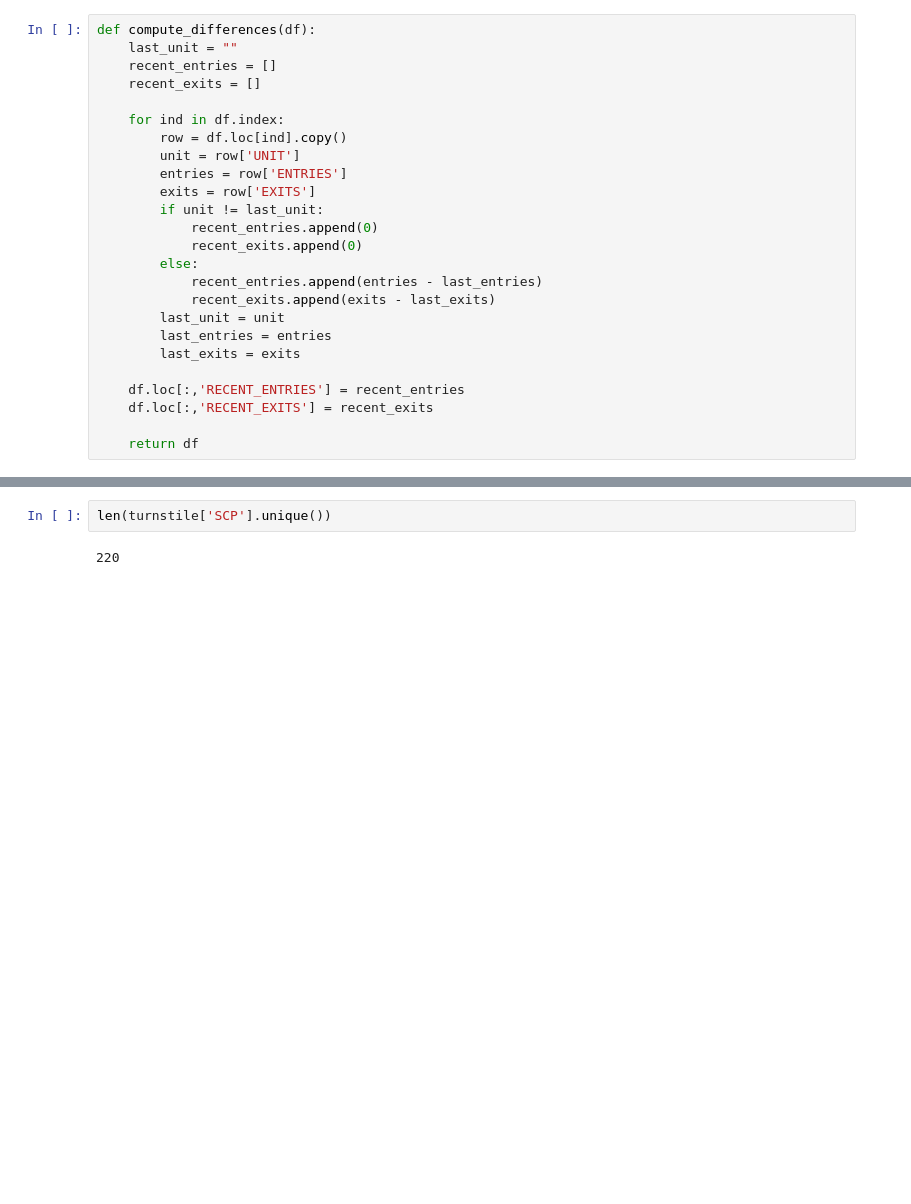
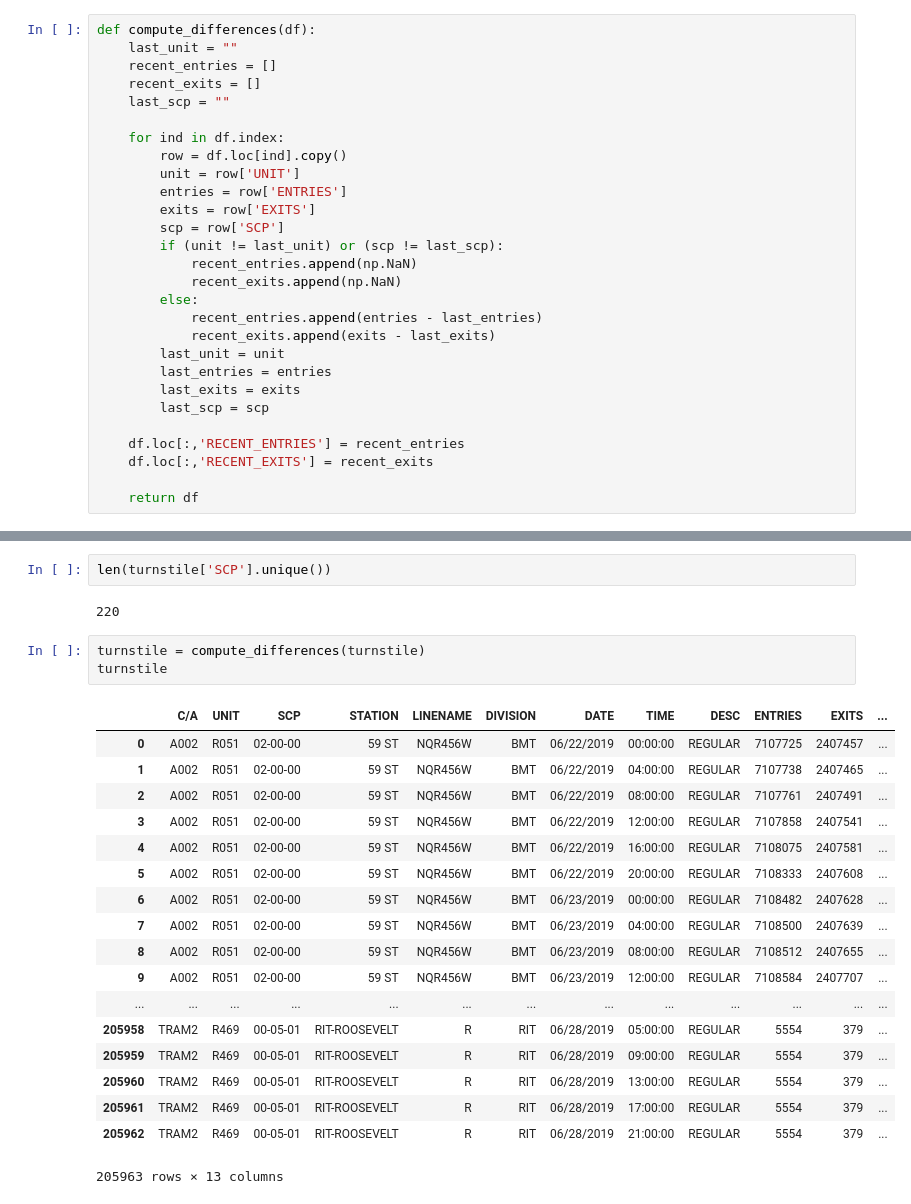
Before and after one commit to alexmuhr/metis_project_1, a Jupyter notebook: turnstile_data.ipynb, the cells around one changed output, grey strips where cells are left out. Cells and saved outputs as stored; diff of their text form; blank space fills up the shorter version.

Commit message:
updated compute_differences function

```diff
--- a/turnstile_data.ipynb
+++ b/turnstile_data.ipynb
@@ -61,21 +61,24 @@ def compute_differences(df):
     last_unit = ""
     recent_entries = []
     recent_exits = []
+    last_scp = ""
 
     for ind in df.index:
         row = df.loc[ind].copy()
         unit = row['UNIT']
         entries = row['ENTRIES']
         exits = row['EXITS']
-        if unit != last_unit:
-            recent_entries.append(0)
-            recent_exits.append(0)
+        scp = row['SCP']
+        if (unit != last_unit) or (scp != last_scp):
+            recent_entries.append(np.NaN)
+            recent_exits.append(np.NaN)
         else:
             recent_entries.append(entries - last_entries)
             recent_exits.append(exits - last_exits)
         last_unit = unit
         last_entries = entries
         last_exits = exits
+        last_scp = scp
 
     df.loc[:,'RECENT_ENTRIES'] = recent_entries
     df.loc[:,'RECENT_EXITS'] = recent_exits
@@ -110,3 +113,25 @@ compute_differences(first100)
 len(turnstile['SCP'].unique())
 # %% [output]
 220
+# %%
+turnstile = compute_differences(turnstile)
+turnstile
+# %% [output]
+|  | C/A | UNIT | SCP | STATION | LINENAME | DIVISION | DATE | TIME | DESC | ENTRIES | EXITS | ... |
+| 0 | A002 | R051 | 02-00-00 | 59 ST | NQR456W | BMT | 06/22/2019 | 00:00:00 | REGULAR | 7107725 | 2407457 | ... |
+| 1 | A002 | R051 | 02-00-00 | 59 ST | NQR456W | BMT | 06/22/2019 | 04:00:00 | REGULAR | 7107738 | 2407465 | ... |
+| 2 | A002 | R051 | 02-00-00 | 59 ST | NQR456W | BMT | 06/22/2019 | 08:00:00 | REGULAR | 7107761 | 2407491 | ... |
+| 3 | A002 | R051 | 02-00-00 | 59 ST | NQR456W | BMT | 06/22/2019 | 12:00:00 | REGULAR | 7107858 | 2407541 | ... |
+| 4 | A002 | R051 | 02-00-00 | 59 ST | NQR456W | BMT | 06/22/2019 | 16:00:00 | REGULAR | 7108075 | 2407581 | ... |
+| 5 | A002 | R051 | 02-00-00 | 59 ST | NQR456W | BMT | 06/22/2019 | 20:00:00 | REGULAR | 7108333 | 2407608 | ... |
+| 6 | A002 | R051 | 02-00-00 | 59 ST | NQR456W | BMT | 06/23/2019 | 00:00:00 | REGULAR | 7108482 | 2407628 | ... |
+| 7 | A002 | R051 | 02-00-00 | 59 ST | NQR456W | BMT | 06/23/2019 | 04:00:00 | REGULAR | 7108500 | 2407639 | ... |
+| 8 | A002 | R051 | 02-00-00 | 59 ST | NQR456W | BMT | 06/23/2019 | 08:00:00 | REGULAR | 7108512 | 2407655 | ... |
+| 9 | A002 | R051 | 02-00-00 | 59 ST | NQR456W | BMT | 06/23/2019 | 12:00:00 | REGULAR | 7108584 | 2407707 | ... |
+| ... | ... | ... | ... | ... | ... | ... | ... | ... | ... | ... | ... | ... |
+| 205958 | TRAM2 | R469 | 00-05-01 | RIT-ROOSEVELT | R | RIT | 06/28/2019 | 05:00:00 | REGULAR | 5554 | 379 | ... |
+| 205959 | TRAM2 | R469 | 00-05-01 | RIT-ROOSEVELT | R | RIT | 06/28/2019 | 09:00:00 | REGULAR | 5554 | 379 | ... |
+| 205960 | TRAM2 | R469 | 00-05-01 | RIT-ROOSEVELT | R | RIT | 06/28/2019 | 13:00:00 | REGULAR | 5554 | 379 | ... |
+| 205961 | TRAM2 | R469 | 00-05-01 | RIT-ROOSEVELT | R | RIT | 06/28/2019 | 17:00:00 | REGULAR | 5554 | 379 | ... |
+| 205962 | TRAM2 | R469 | 00-05-01 | RIT-ROOSEVELT | R | RIT | 06/28/2019 | 21:00:00 | REGULAR | 5554 | 379 | ... |
+205963 rows × 13 columns
```
Also changed, not shown: parts of 3 cells of this notebook.
